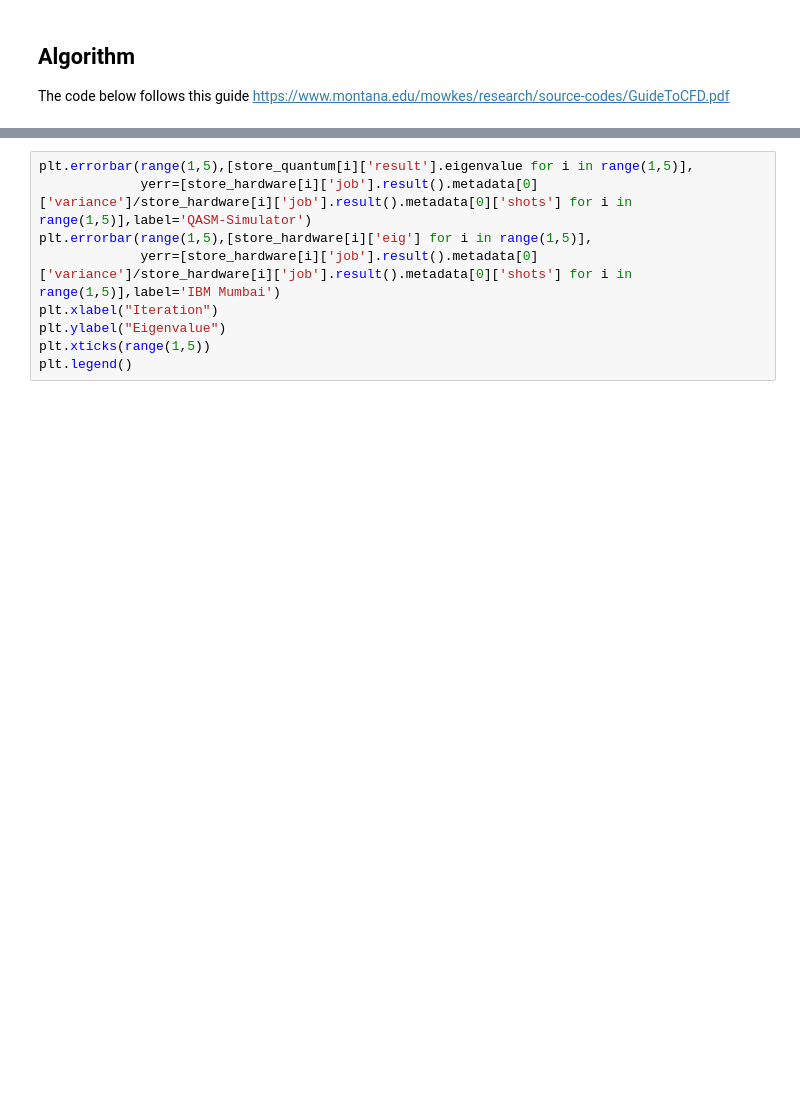
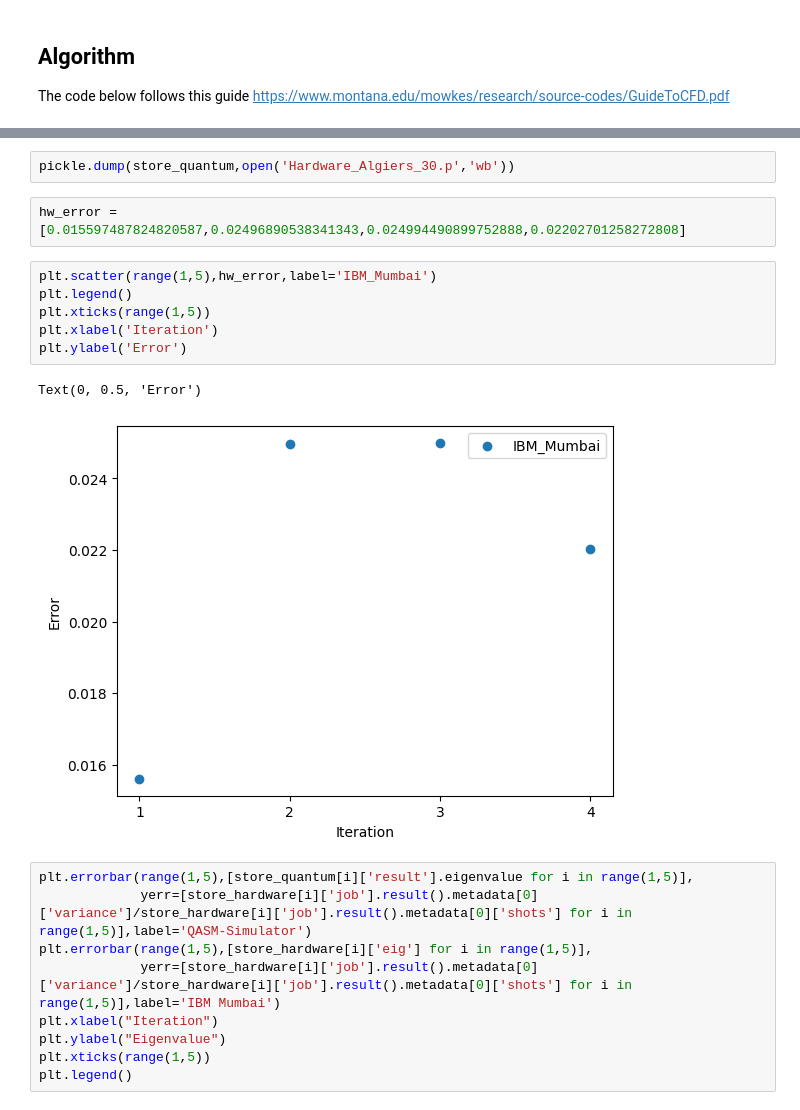
Before and after one commit to comp-physics/NISQ-Quantum-CFD, a Jupyter notebook: Projection_LDC_VQE_Hardware.ipynb, the cells around one changed output, grey strips where cells are left out. Saved outputs shown, nothing was run; the diff lists cells and outputs as text; blank space fills up the shorter version.

```diff
--- a/Projection_LDC_VQE_Hardware.ipynb
+++ b/Projection_LDC_VQE_Hardware.ipynb
@@ -384,3 +406,16 @@ Iteration:  4  found eigenvalue: 0.5260681203813312 Erorr: 0.031051126330069824
+# %%
+pickle.dump(store_quantum,open('Hardware_Algiers_30.p','wb'))
+# %%
+hw_error = [0.015597487824820587,0.02496890538341343,0.024994490899752888,0.02202701258272808]
+# %%
+plt.scatter(range(1,5),hw_error,label='IBM_Mumbai')
+plt.legend()
+plt.xticks(range(1,5))
+plt.xlabel('Iteration')
+plt.ylabel('Error')
+# %% [output]
+Text(0, 0.5, 'Error')
+[figure, added]
 # %%
 plt.errorbar(range(1,5),[store_quantum[i]['result'].eigenvalue for i in range(1,5)],
              yerr=[store_hardware[i]['job'].result().metadata[0]['variance']/store_hardware[i]['job'].result().metadata[0]['shots'] for i in range(1,5)],label='QASM-Simulator')
```
Also changed, not shown: parts of 1 cell of this notebook.
